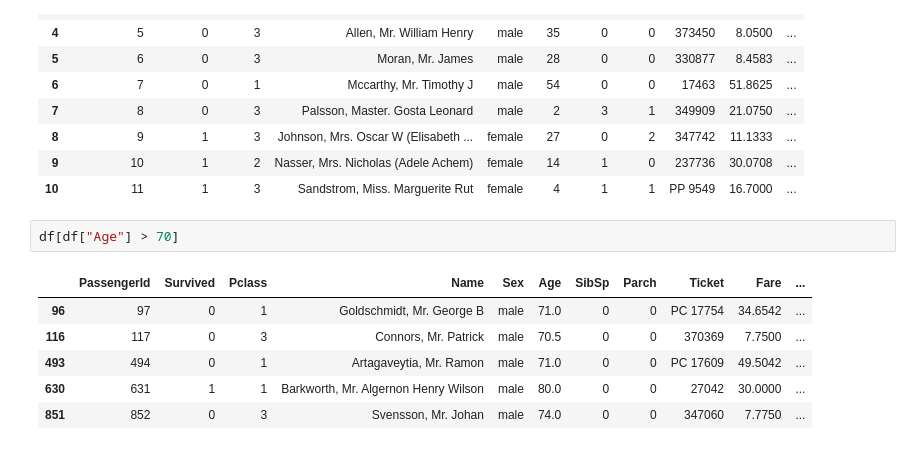
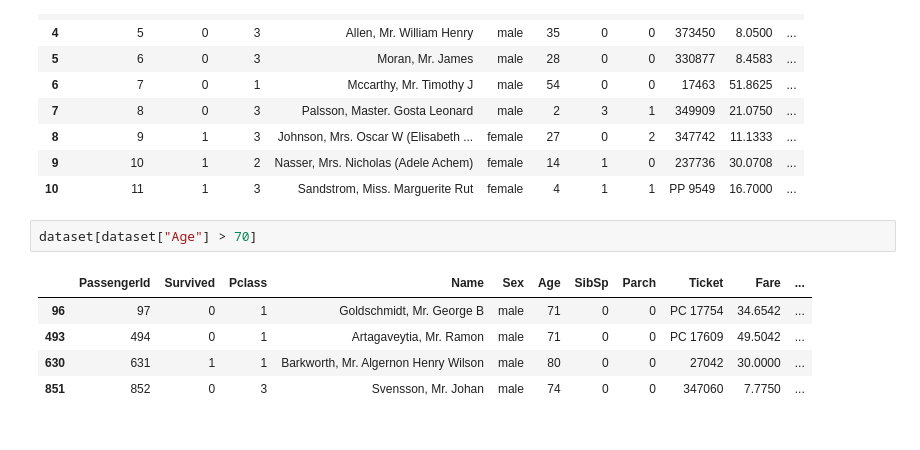
Before and after one commit to muhammar123a-debug/Pandas-Series, a Jupyter notebook: Data Cleaning/Titanic.ipynb, the cells around one changed output. Drawn from its saved outputs; the diff is of its cells as text.

```diff
--- a/Data Cleaning/Titanic.ipynb
+++ b/Data Cleaning/Titanic.ipynb
@@ -205,11 +205,10 @@ dataset.loc[3:10]
 | 9 | 10 | 1 | 2 | Nasser, Mrs. Nicholas (Adele Achem) | female | 14 | 1 | 0 | 237736 | 30.0708 | ... |
 | 10 | 11 | 1 | 3 | Sandstrom, Miss. Marguerite Rut | female | 4 | 1 | 1 | PP 9549 | 16.7000 | ... |
 # %%
-df[df["Age"] > 70]
+dataset[dataset["Age"] > 70]
 # %% [output]
 |  | PassengerId | Survived | Pclass | Name | Sex | Age | SibSp | Parch | Ticket | Fare | ... |
-| 96 | 97 | 0 | 1 | Goldschmidt, Mr. George B | male | 71.0 | 0 | 0 | PC 17754 | 34.6542 | ... |
-| 116 | 117 | 0 | 3 | Connors, Mr. Patrick | male | 70.5 | 0 | 0 | 370369 | 7.7500 | ... |
-| 493 | 494 | 0 | 1 | Artagaveytia, Mr. Ramon | male | 71.0 | 0 | 0 | PC 17609 | 49.5042 | ... |
-| 630 | 631 | 1 | 1 | Barkworth, Mr. Algernon Henry Wilson | male | 80.0 | 0 | 0 | 27042 | 30.0000 | ... |
-| 851 | 852 | 0 | 3 | Svensson, Mr. Johan | male | 74.0 | 0 | 0 | 347060 | 7.7750 | ... |
+| 96 | 97 | 0 | 1 | Goldschmidt, Mr. George B | male | 71 | 0 | 0 | PC 17754 | 34.6542 | ... |
+| 493 | 494 | 0 | 1 | Artagaveytia, Mr. Ramon | male | 71 | 0 | 0 | PC 17609 | 49.5042 | ... |
+| 630 | 631 | 1 | 1 | Barkworth, Mr. Algernon Henry Wilson | male | 80 | 0 | 0 | 27042 | 30.0000 | ... |
+| 851 | 852 | 0 | 3 | Svensson, Mr. Johan | male | 74 | 0 | 0 | 347060 | 7.7750 | ... |
```
Also changed, not shown: parts of 1 cell of this notebook, 9 other files.
